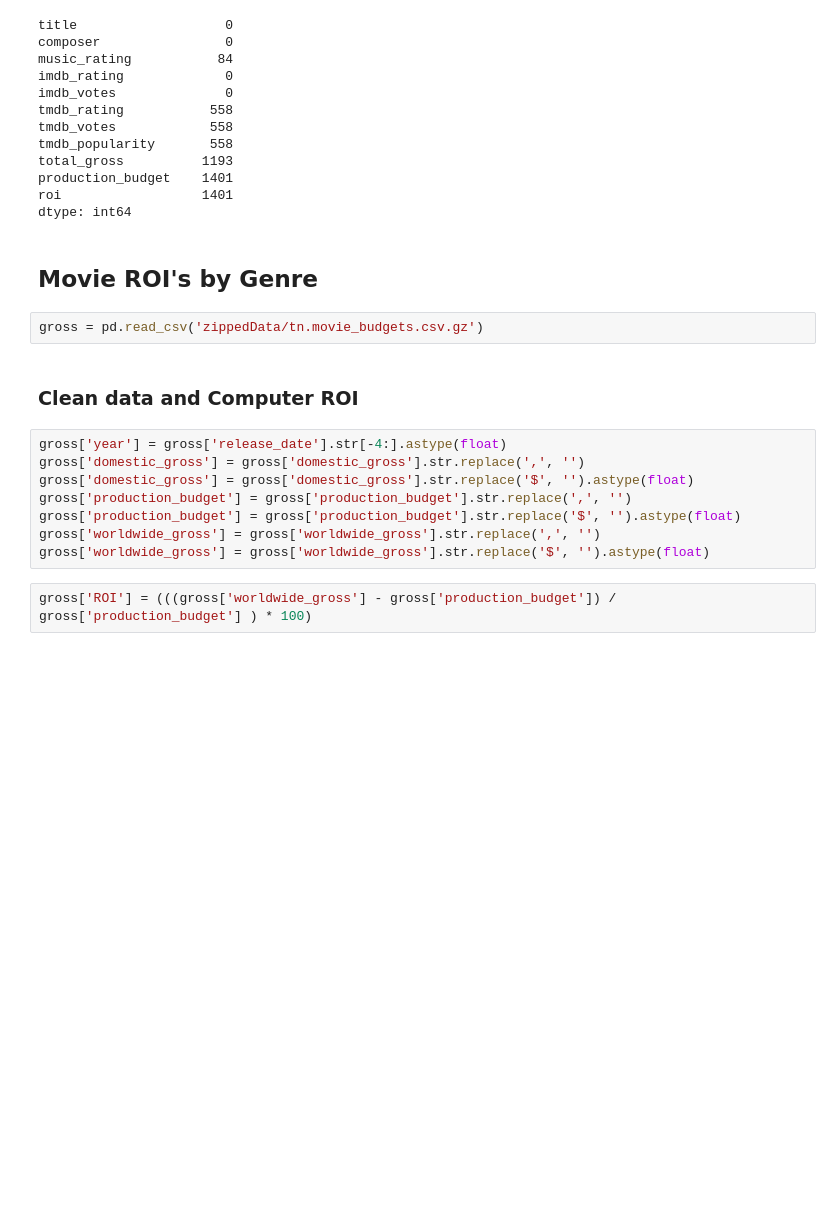
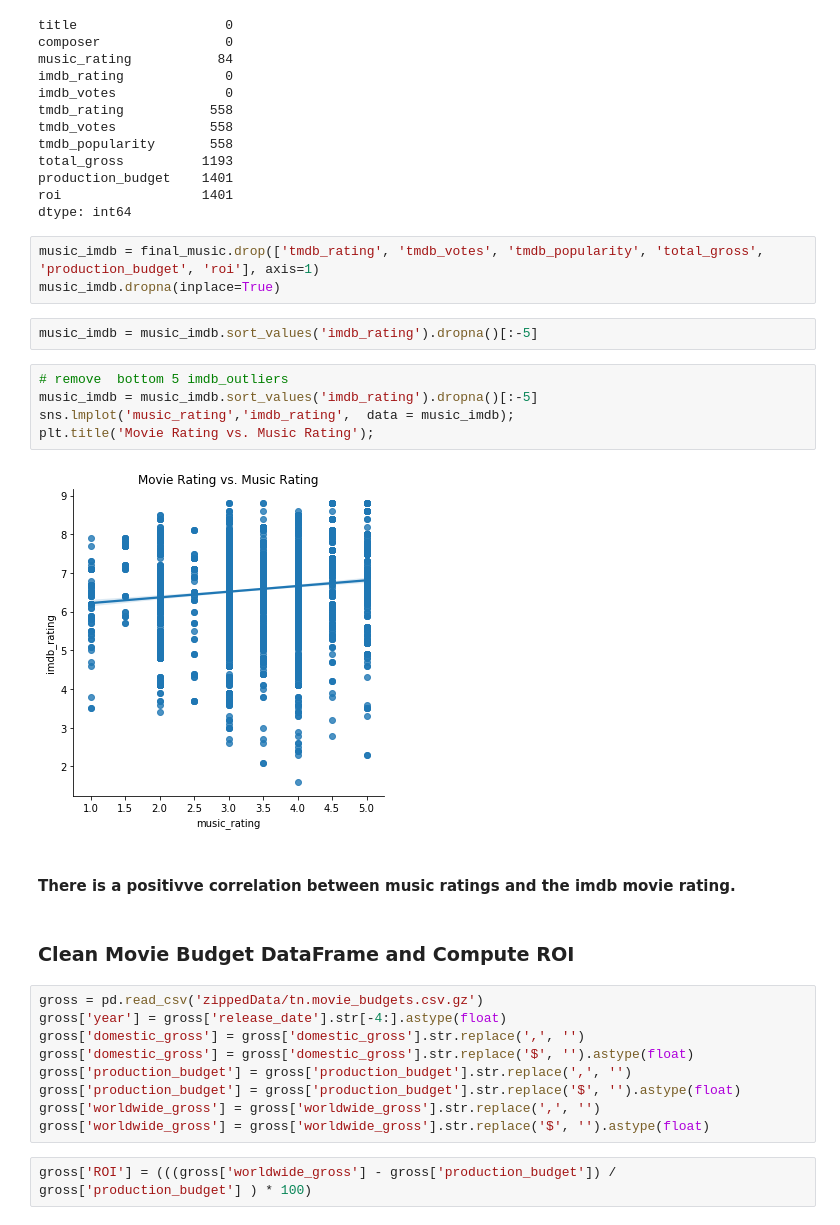
Before and after one commit to khyateed/Movie-Data-Analysis, a Jupyter notebook: student.ipynb, the cells around one changed output. Drawn from its saved outputs; the diff is of its cells as text; blank space fills up the shorter version.

Commit message:
viz and cleaning

```diff
--- a/student.ipynb
+++ b/student.ipynb
@@ -381,14 +365,24 @@ total_gross          1193
 production_budget    1401
 roi                  1401
 dtype: int64
-# %% [markdown]
-
-## Movie ROI's by Genre
-# %%
-gross = pd.read_csv('zippedData/tn.movie_budgets.csv.gz')
+# %%
+music_imdb = final_music.drop(['tmdb_rating', 'tmdb_votes', 'tmdb_popularity', 'total_gross', 'production_budget', 'roi'], axis=1)
+music_imdb.dropna(inplace=True)
+# %%
+music_imdb = music_imdb.sort_values('imdb_rating').dropna()[:-5]
+# %%
+# remove  bottom 5 imdb_outliers
+music_imdb = music_imdb.sort_values('imdb_rating').dropna()[:-5]
+sns.lmplot('music_rating','imdb_rating',  data = music_imdb);
+plt.title('Movie Rating vs. Music Rating');
+# %% [output]
+[figure, added]
+# %% [markdown]
+#### There is a positivve correlation between music ratings and the imdb movie rating.
 # %% [markdown]
-### Clean data and Computer ROI
+### Clean Movie Budget DataFrame and Compute ROI
 # %%
+gross = pd.read_csv('zippedData/tn.movie_budgets.csv.gz')
 gross['year'] = gross['release_date'].str[-4:].astype(float)
 gross['domestic_gross'] = gross['domestic_gross'].str.replace(',', '')
 gross['domestic_gross'] = gross['domestic_gross'].str.replace('$', '').astype(float)
```
Also changed, not shown: parts of 69 cells of this notebook.
